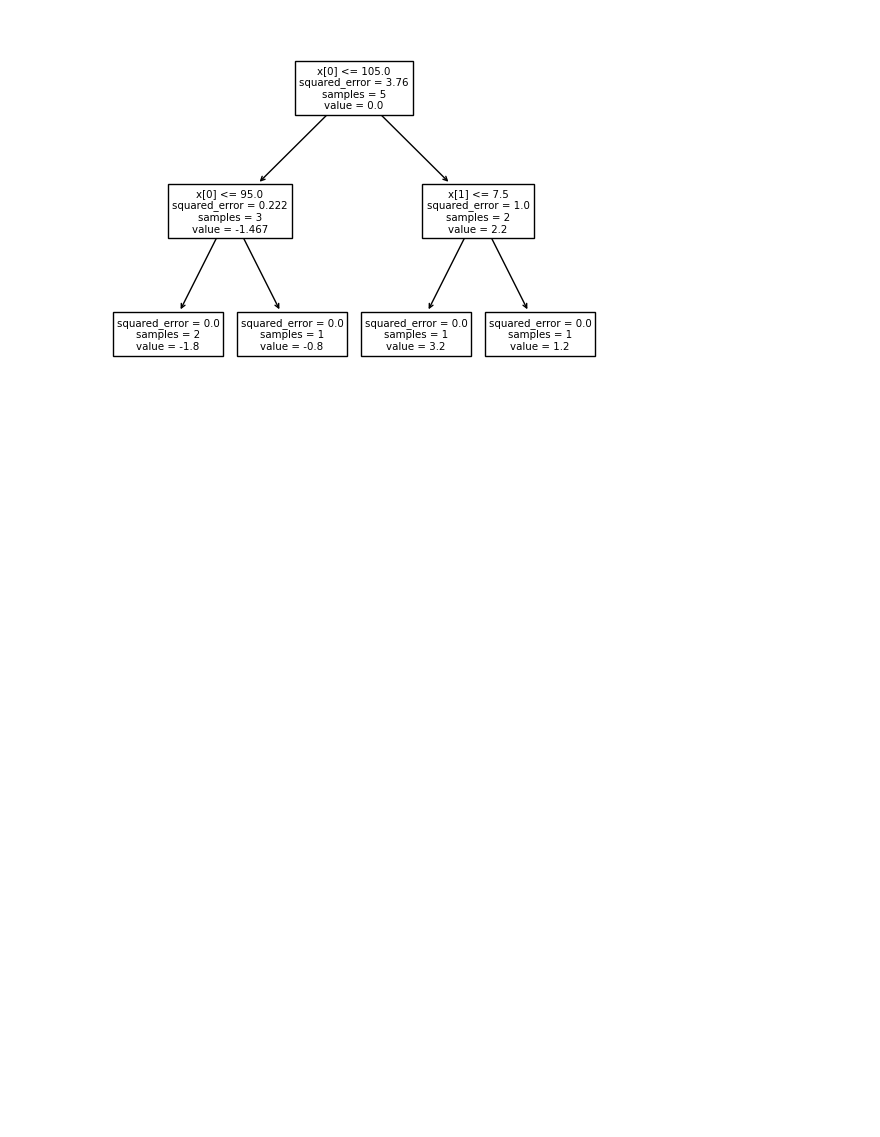
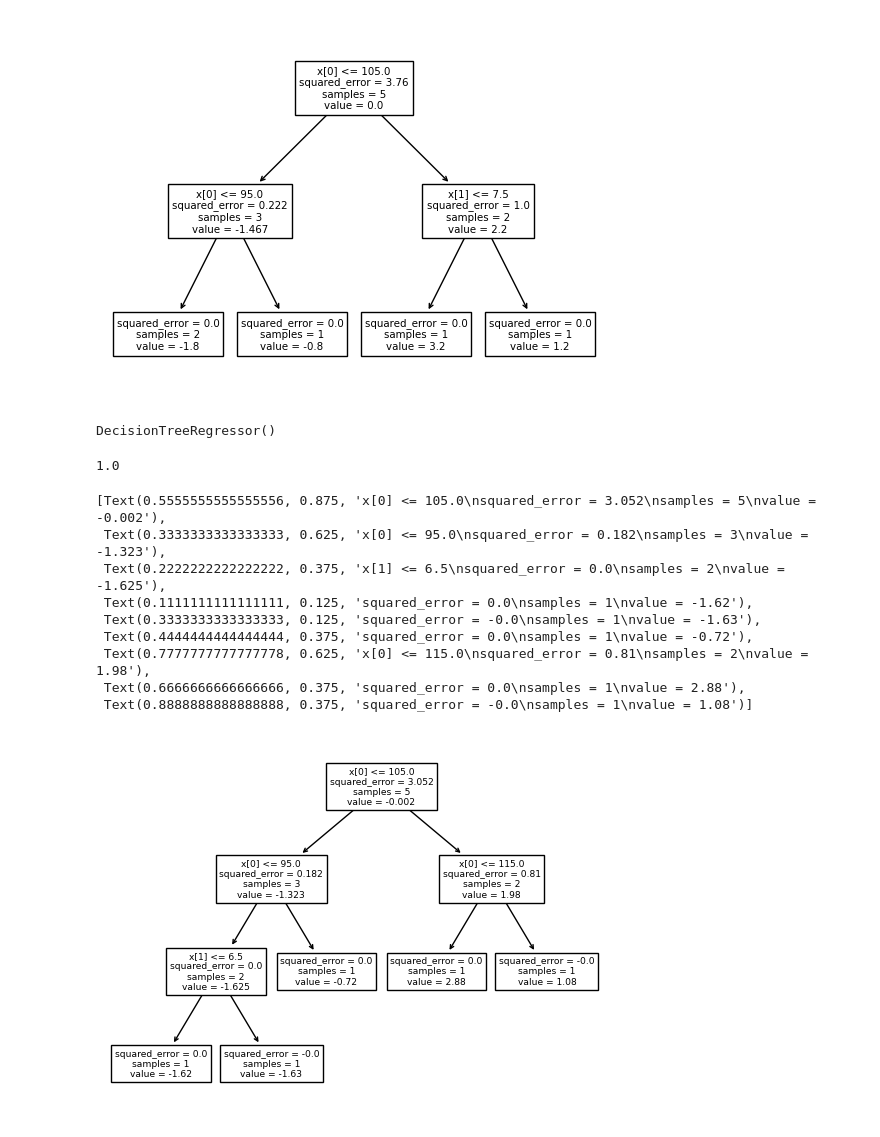
Before and after one commit to darshita2304/Data-Science-2.0, a Jupyter notebook: ML/gradientboosting.ipynb, the cells around one changed output. Saved outputs shown, nothing was run; the diff lists cells and outputs as text; code cells hidden in the pictures; blank space fills up the shorter version.

```diff
--- a/ML/gradientboosting.ipynb
+++ b/ML/gradientboosting.ipynb
@@ -54,3 +54,33 @@ tree.plot_tree(model)
  Text(0.625, 0.16666666666666666, 'squared_error = 0.0\nsamples = 1\nvalue = 3.2'),
  Text(0.875, 0.16666666666666666, 'squared_error = 0.0\nsamples = 1\nvalue = 1.2')]
 [figure]
+# %%
+# creating residual2 for gradientboosting..
+
+y= pd.Series([-1.63, -0.72,2.88,1.08,-1.62])
+# %%
+model2 = DecisionTreeRegressor()
+# %%
+model2.fit(X,y)
+# %% [output]
+DecisionTreeRegressor()
+# %%
+model2.score(X, y)
+# %% [output]
+1.0
+# %%
+from sklearn import tree
+import matplotlib.pyplot as plt
+plt.subplot()
+tree.plot_tree(model2)
+# %% [output]
+[Text(0.5555555555555556, 0.875, 'x[0] <= 105.0\nsquared_error = 3.052\nsamples = 5\nvalue = -0.002'),
+ Text(0.3333333333333333, 0.625, 'x[0] <= 95.0\nsquared_error = 0.182\nsamples = 3\nvalue = -1.323'),
+ Text(0.2222222222222222, 0.375, 'x[1] <= 6.5\nsquared_error = 0.0\nsamples = 2\nvalue = -1.625'),
+ Text(0.1111111111111111, 0.125, 'squared_error = 0.0\nsamples = 1\nvalue = -1.62'),
+ Text(0.3333333333333333, 0.125, 'squared_error = -0.0\nsamples = 1\nvalue = -1.63'),
+ Text(0.4444444444444444, 0.375, 'squared_error = 0.0\nsamples = 1\nvalue = -0.72'),
+ Text(0.7777777777777778, 0.625, 'x[0] <= 115.0\nsquared_error = 0.81\nsamples = 2\nvalue = 1.98'),
+ Text(0.6666666666666666, 0.375, 'squared_error = 0.0\nsamples = 1\nvalue = 2.88'),
+ Text(0.8888888888888888, 0.375, 'squared_error = -0.0\nsamples = 1\nvalue = 1.08')]
+[figure, added]
```
Also changed, not shown: 12 other files.
